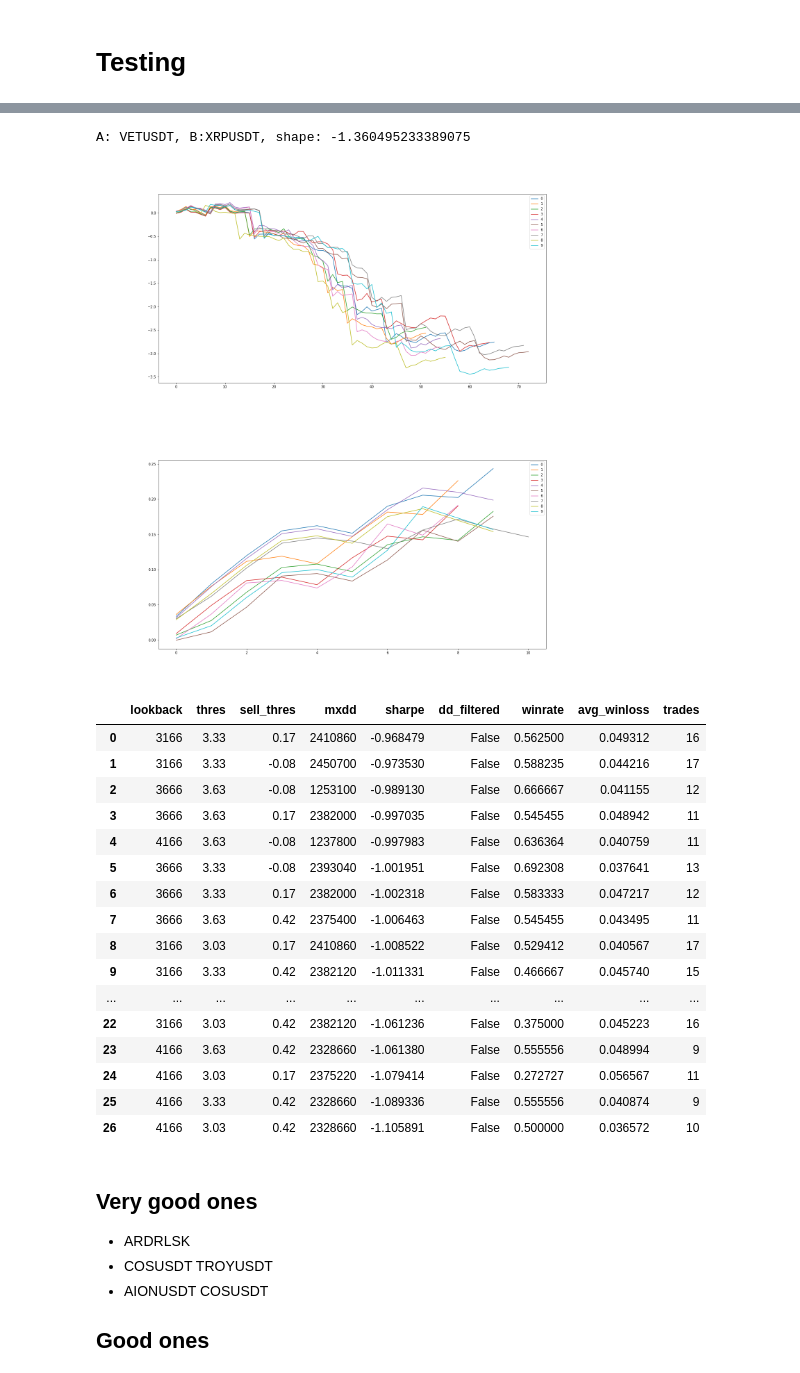
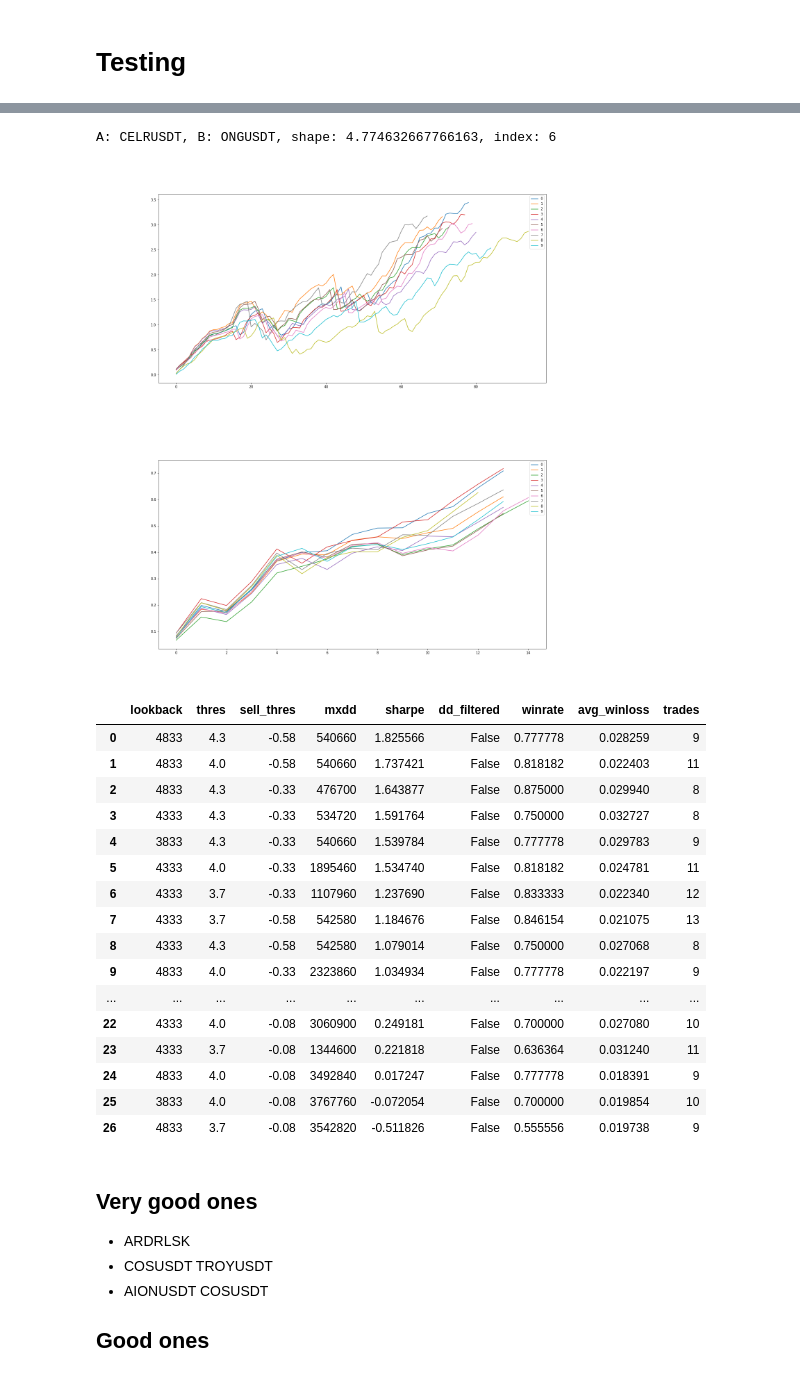
Before and after one commit to sunnymnie/crypto-printer, a Jupyter notebook: discovery/results-visualizer.ipynb, the cells around one changed output, grey strips where cells are left out. Drawn from its saved outputs; the diff is of its cells as text; code cells hidden in the pictures.

```diff
--- a/discovery/results-visualizer.ipynb
+++ b/discovery/results-visualizer.ipynb
@@ -44,43 +44,43 @@ df.iloc[:15]
 # %%
 start = 0
 # %%
-# index = start
-# start += 1
-# a = df.iloc[index].A
-# b = df.iloc[index].B
+index = start
+start += 1
+a = df.iloc[index].A
+b = df.iloc[index].B
 
-index = 99
-a = df.loc[index].A
-b = df.loc[index].B
-print(f"A: {a}, B:{b}, shape: {df.iloc[index].sharpe}")
+# index = 99 #6,12
+# a = df.loc[index].A
+# b = df.loc[index].B
+print(f"A: {a}, B: {b}, shape: {df.iloc[index].sharpe}, index: {index}")
 show(a, b)
 # %% [output]
-A: VETUSDT, B:XRPUSDT, shape: -1.360495233389075
+A: CELRUSDT, B: ONGUSDT, shape: 4.774632667766163, index: 6
-[figure, old version]
+[figure, new version]
-[figure, old version]
+[figure, new version]
 # %%
-df = pd.read_csv(f"../data/generated/forwardtests/{a}-{b}-forward-test.csv").drop(["returns", "drawdowns"], axis=1)
-# df = pd.read_csv(f"../data/generated/backtests/{a}-{b}-sharpe.csv").sort_values("sharpe", ascending=False, ignore_index=True).drop(["returns", "drawdowns"], axis=1)
-# df = pd.read_csv(f"../data/generated/backtests/{a}-{b}-sharpe-narrowed.csv").sort_values("sharpe", ascending=False).drop(["returns", "drawdowns"], axis=1)
-df
+df1 = pd.read_csv(f"../data/generated/forwardtests/{a}-{b}-forward-test.csv").drop(["returns", "drawdowns"], axis=1)
+# df1 = pd.read_csv(f"../data/generated/backtests/{a}-{b}-sharpe.csv").sort_values("sharpe", ascending=False, ignore_index=True).drop(["returns", "drawdowns"], axis=1)
+# df1 = pd.read_csv(f"../data/generated/backtests/{a}-{b}-sharpe-narrowed.csv").sort_values("sharpe", ascending=False).drop(["returns", "drawdowns"], axis=1)
+df1
 # %% [output]
 |  | lookback | thres | sell_thres | mxdd | sharpe | dd_filtered | winrate | avg_winloss | trades |
-| 0 | 3166 | 3.33 | 0.17 | 2410860 | -0.968479 | False | 0.562500 | 0.049312 | 16 |
-| 1 | 3166 | 3.33 | -0.08 | 2450700 | -0.973530 | False | 0.588235 | 0.044216 | 17 |
-| 2 | 3666 | 3.63 | -0.08 | 1253100 | -0.989130 | False | 0.666667 | 0.041155 | 12 |
-| 3 | 3666 | 3.63 | 0.17 | 2382000 | -0.997035 | False | 0.545455 | 0.048942 | 11 |
-| 4 | 4166 | 3.63 | -0.08 | 1237800 | -0.997983 | False | 0.636364 | 0.040759 | 11 |
-| 5 | 3666 | 3.33 | -0.08 | 2393040 | -1.001951 | False | 0.692308 | 0.037641 | 13 |
-| 6 | 3666 | 3.33 | 0.17 | 2382000 | -1.002318 | False | 0.583333 | 0.047217 | 12 |
-| 7 | 3666 | 3.63 | 0.42 | 2375400 | -1.006463 | False | 0.545455 | 0.043495 | 11 |
-| 8 | 3166 | 3.03 | 0.17 | 2410860 | -1.008522 | False | 0.529412 | 0.040567 | 17 |
-| 9 | 3166 | 3.33 | 0.42 | 2382120 | -1.011331 | False | 0.466667 | 0.045740 | 15 |
+| 0 | 4833 | 4.3 | -0.58 | 540660 | 1.825566 | False | 0.777778 | 0.028259 | 9 |
+| 1 | 4833 | 4.0 | -0.58 | 540660 | 1.737421 | False | 0.818182 | 0.022403 | 11 |
+| 2 | 4833 | 4.3 | -0.33 | 476700 | 1.643877 | False | 0.875000 | 0.029940 | 8 |
+| 3 | 4333 | 4.3 | -0.33 | 534720 | 1.591764 | False | 0.750000 | 0.032727 | 8 |
+| 4 | 3833 | 4.3 | -0.33 | 540660 | 1.539784 | False | 0.777778 | 0.029783 | 9 |
+| 5 | 4333 | 4.0 | -0.33 | 1895460 | 1.534740 | False | 0.818182 | 0.024781 | 11 |
+| 6 | 4333 | 3.7 | -0.33 | 1107960 | 1.237690 | False | 0.833333 | 0.022340 | 12 |
+| 7 | 4333 | 3.7 | -0.58 | 542580 | 1.184676 | False | 0.846154 | 0.021075 | 13 |
+| 8 | 4333 | 4.3 | -0.58 | 542580 | 1.079014 | False | 0.750000 | 0.027068 | 8 |
+| 9 | 4833 | 4.0 | -0.33 | 2323860 | 1.034934 | False | 0.777778 | 0.022197 | 9 |
 | ... | ... | ... | ... | ... | ... | ... | ... | ... | ... |
-| 22 | 3166 | 3.03 | 0.42 | 2382120 | -1.061236 | False | 0.375000 | 0.045223 | 16 |
-| 23 | 4166 | 3.63 | 0.42 | 2328660 | -1.061380 | False | 0.555556 | 0.048994 | 9 |
-| 24 | 4166 | 3.03 | 0.17 | 2375220 | -1.079414 | False | 0.272727 | 0.056567 | 11 |
-| 25 | 4166 | 3.33 | 0.42 | 2328660 | -1.089336 | False | 0.555556 | 0.040874 | 9 |
-| 26 | 4166 | 3.03 | 0.42 | 2328660 | -1.105891 | False | 0.500000 | 0.036572 | 10 |
+| 22 | 4333 | 4.0 | -0.08 | 3060900 | 0.249181 | False | 0.700000 | 0.027080 | 10 |
+| 23 | 4333 | 3.7 | -0.08 | 1344600 | 0.221818 | False | 0.636364 | 0.031240 | 11 |
+| 24 | 4833 | 4.0 | -0.08 | 3492840 | 0.017247 | False | 0.777778 | 0.018391 | 9 |
+| 25 | 3833 | 4.0 | -0.08 | 3767760 | -0.072054 | False | 0.700000 | 0.019854 | 10 |
+| 26 | 4833 | 3.7 | -0.08 | 3542820 | -0.511826 | False | 0.555556 | 0.019738 | 9 |
 # %% [markdown]
 ## Very good ones
 - ARDRLSK
```
Also changed, not shown: parts of 2 cells of this notebook, 2 other files.
